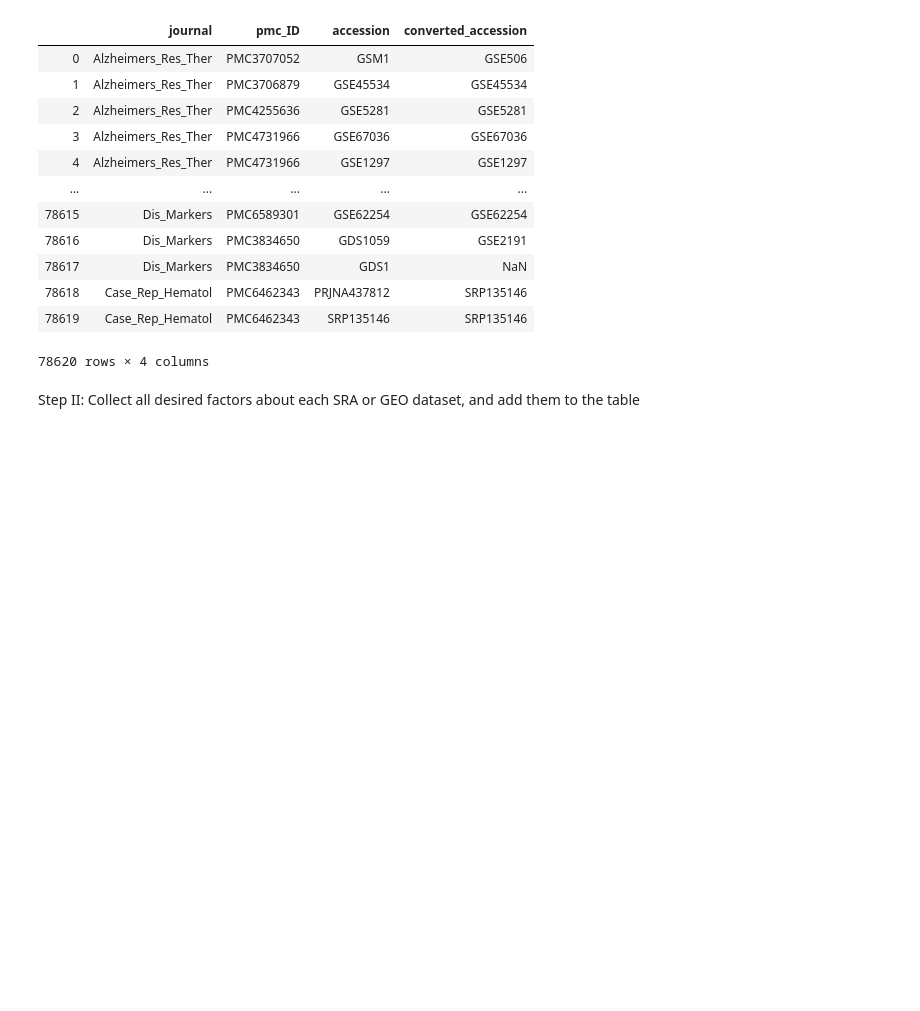
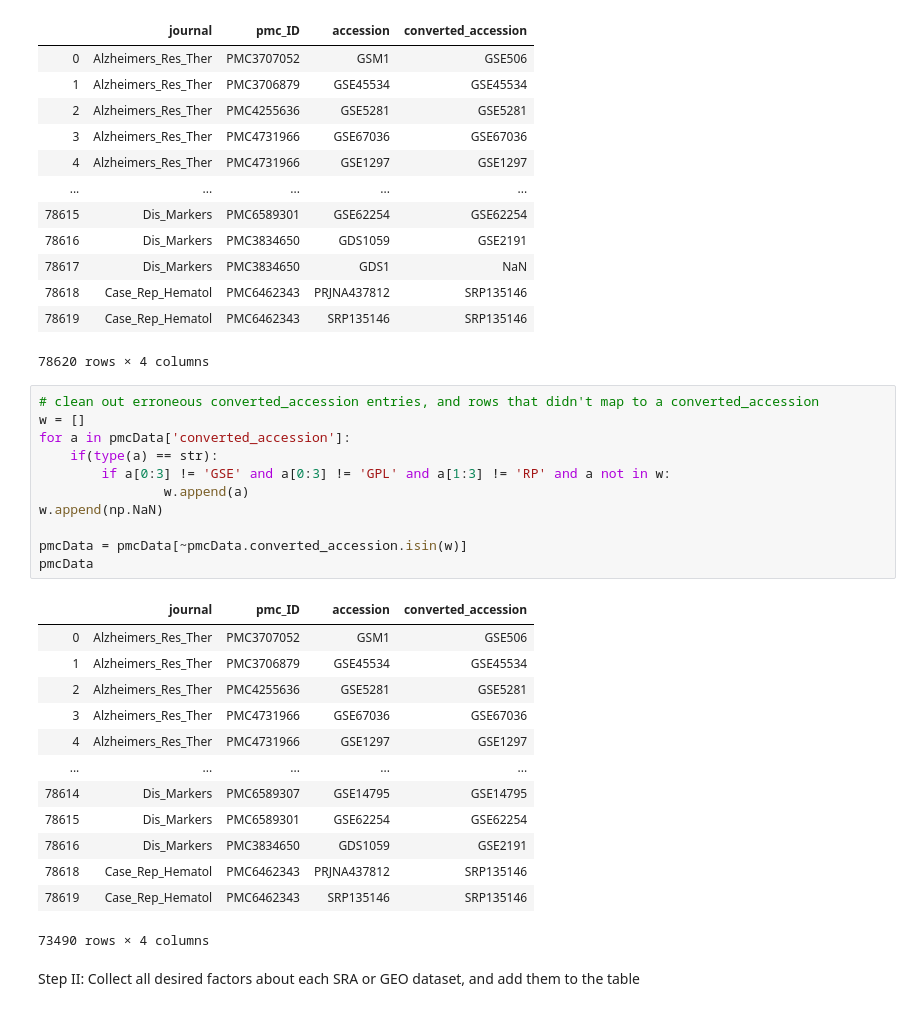
Before and after one commit to smangul1/data_reusability, a Jupyter notebook: jupyter_notebooks/create_metadata_table.ipynb, the cells around one changed output. Drawn from its saved outputs; the diff is of its cells as text; blank space fills up the shorter version.

```diff
--- a/jupyter_notebooks/create_metadata_table.ipynb
+++ b/jupyter_notebooks/create_metadata_table.ipynb
@@ -172,6 +172,31 @@ pmcData
 | 78618 | Case_Rep_Hematol | PMC6462343 | PRJNA437812 | SRP135146 |
 | 78619 | Case_Rep_Hematol | PMC6462343 | SRP135146 | SRP135146 |
 78620 rows × 4 columns
+# %%
+# clean out erroneous converted_accession entries, and rows that didn't map to a converted_accession
+w = []
+for a in pmcData['converted_accession']:
+    if(type(a) == str):
+        if a[0:3] != 'GSE' and a[0:3] != 'GPL' and a[1:3] != 'RP' and a not in w:
+                w.append(a)
+w.append(np.NaN)
+
+pmcData = pmcData[~pmcData.converted_accession.isin(w)]
+pmcData
+# %% [output]
+|  | journal | pmc_ID | accession | converted_accession |
+| 0 | Alzheimers_Res_Ther | PMC3707052 | GSM1 | GSE506 |
+| 1 | Alzheimers_Res_Ther | PMC3706879 | GSE45534 | GSE45534 |
+| 2 | Alzheimers_Res_Ther | PMC4255636 | GSE5281 | GSE5281 |
+| 3 | Alzheimers_Res_Ther | PMC4731966 | GSE67036 | GSE67036 |
+| 4 | Alzheimers_Res_Ther | PMC4731966 | GSE1297 | GSE1297 |
+| ... | ... | ... | ... | ... |
+| 78614 | Dis_Markers | PMC6589307 | GSE14795 | GSE14795 |
+| 78615 | Dis_Markers | PMC6589301 | GSE62254 | GSE62254 |
+| 78616 | Dis_Markers | PMC3834650 | GDS1059 | GSE2191 |
+| 78618 | Case_Rep_Hematol | PMC6462343 | PRJNA437812 | SRP135146 |
+| 78619 | Case_Rep_Hematol | PMC6462343 | SRP135146 | SRP135146 |
+73490 rows × 4 columns
 # %% [markdown]
 Step II: Collect all desired factors about each SRA or GEO dataset, and add them to the table
 # %%
```
Also changed, not shown: parts of 11 cells of this notebook, 2 other files.
